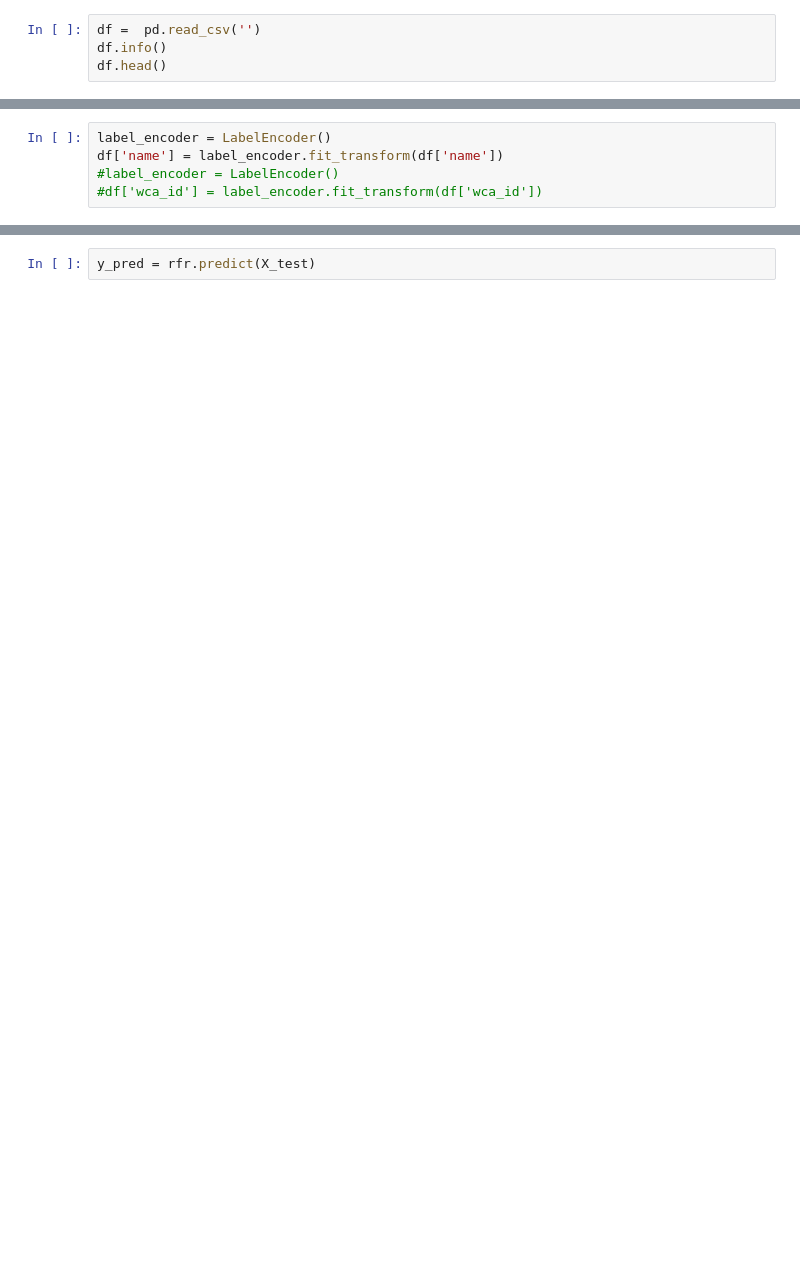
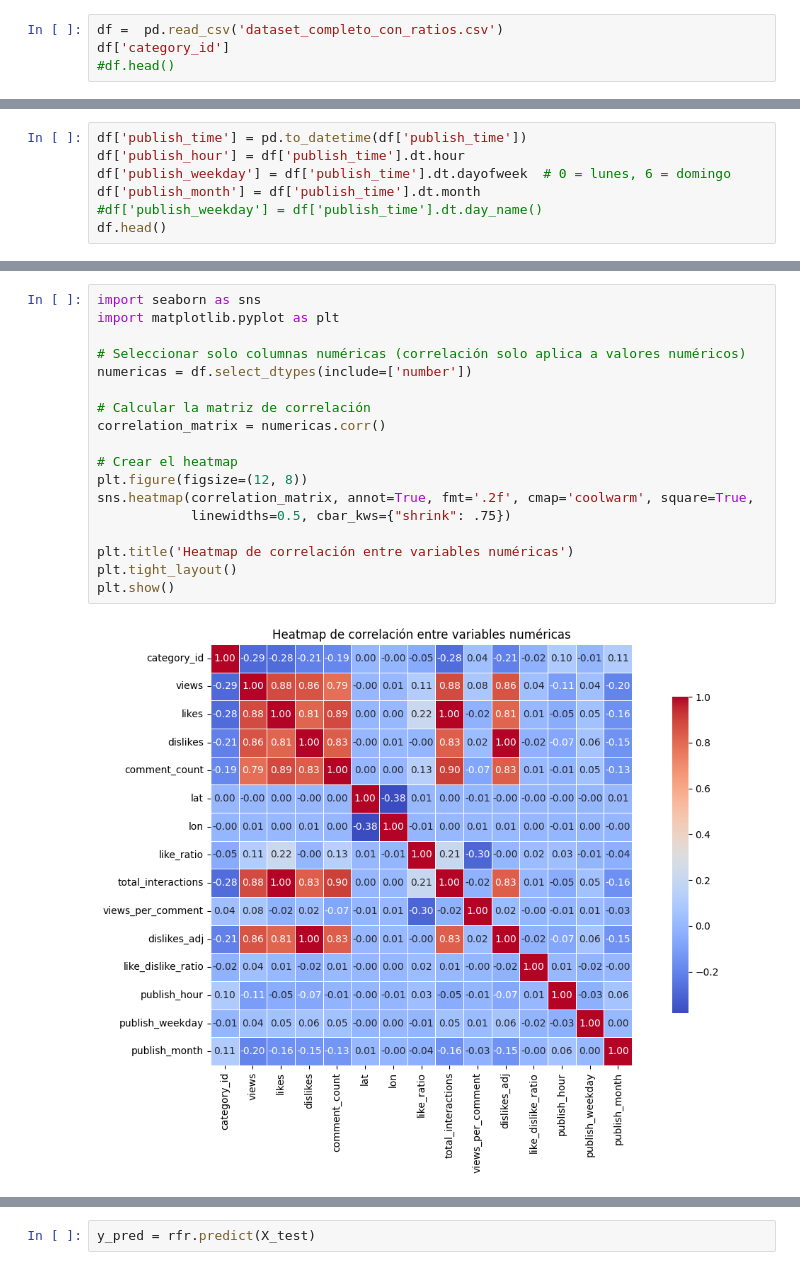
Before and after one commit to rodrigo-g08/FDS-2025-1-259, a Jupyter notebook: regression.ipynb, the cells around one changed output, grey strips where cells are left out. Drawn from its saved outputs; the diff is of its cells as text; blank space fills up the shorter version.

```diff
--- a/regression.ipynb
+++ b/regression.ipynb
@@ -10,7 +10,7 @@ import numpy as np
 import os
 import joblib
 # %%
-df =  pd.read_csv('')
-df.info()
-df.head()
+df =  pd.read_csv('dataset_completo_con_ratios.csv')
+df['category_id']
+#df.head()
 # %% [output]
@@ -36,5 +29,7 @@ memory usage: 35.4+ KB
 # %%
-label_encoder = LabelEncoder()
-df['name'] = label_encoder.fit_transform(df['name'])
-#label_encoder = LabelEncoder()
-#df['wca_id'] = label_encoder.fit_transform(df['wca_id'])
+df['publish_time'] = pd.to_datetime(df['publish_time'])
+df['publish_hour'] = df['publish_time'].dt.hour
+df['publish_weekday'] = df['publish_time'].dt.dayofweek  # 0 = lunes, 6 = domingo
+df['publish_month'] = df['publish_time'].dt.month
+#df['publish_weekday'] = df['publish_time'].dt.day_name()
+df.head()
@@ -41 +56,21 @@ df['name'] = label_encoder.fit_transform(df['name'])
+# %%
+import seaborn as sns
+import matplotlib.pyplot as plt
+
+# Seleccionar solo columnas numéricas (correlación solo aplica a valores numéricos)
+numericas = df.select_dtypes(include=['number'])
+
+# Calcular la matriz de correlación
+correlation_matrix = numericas.corr()
+
+# Crear el heatmap
+plt.figure(figsize=(12, 8))
+sns.heatmap(correlation_matrix, annot=True, fmt='.2f', cmap='coolwarm', square=True,
+            linewidths=0.5, cbar_kws={"shrink": .75})
+
+plt.title('Heatmap de correlación entre variables numéricas')
+plt.tight_layout()
+plt.show()
+# %% [output]
+[figure, added]
 # %%
```
Also changed, not shown: parts of 14 cells of this notebook, 4 other files.
